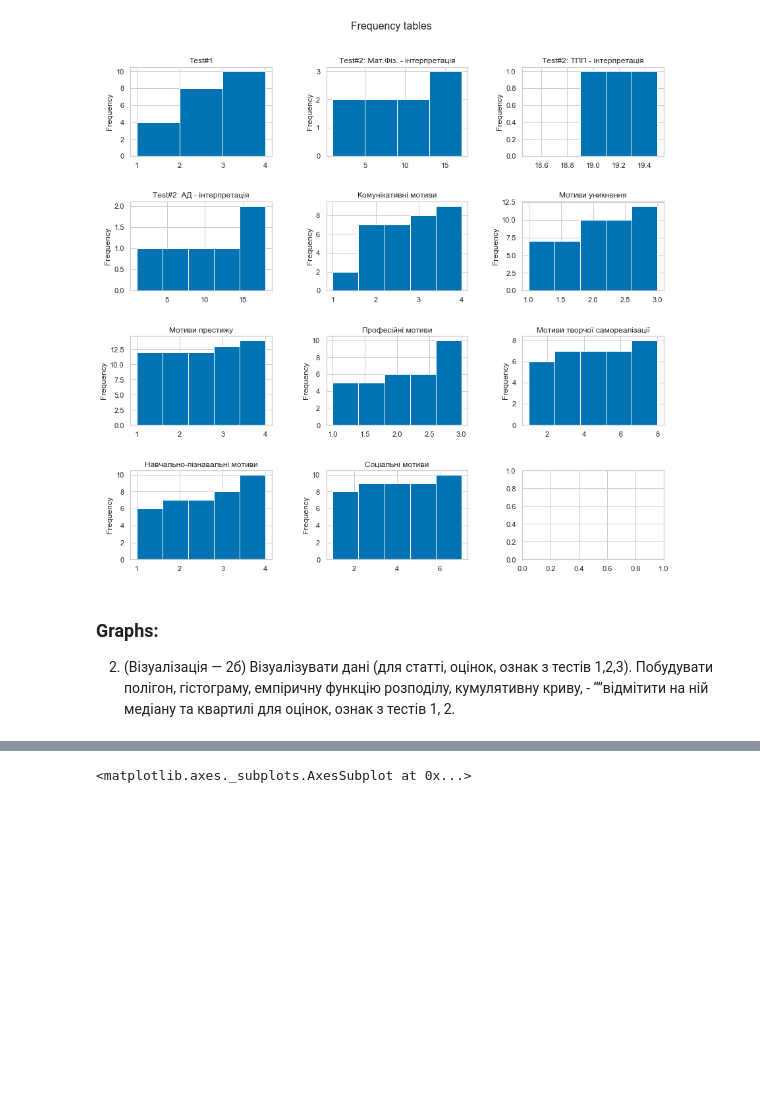
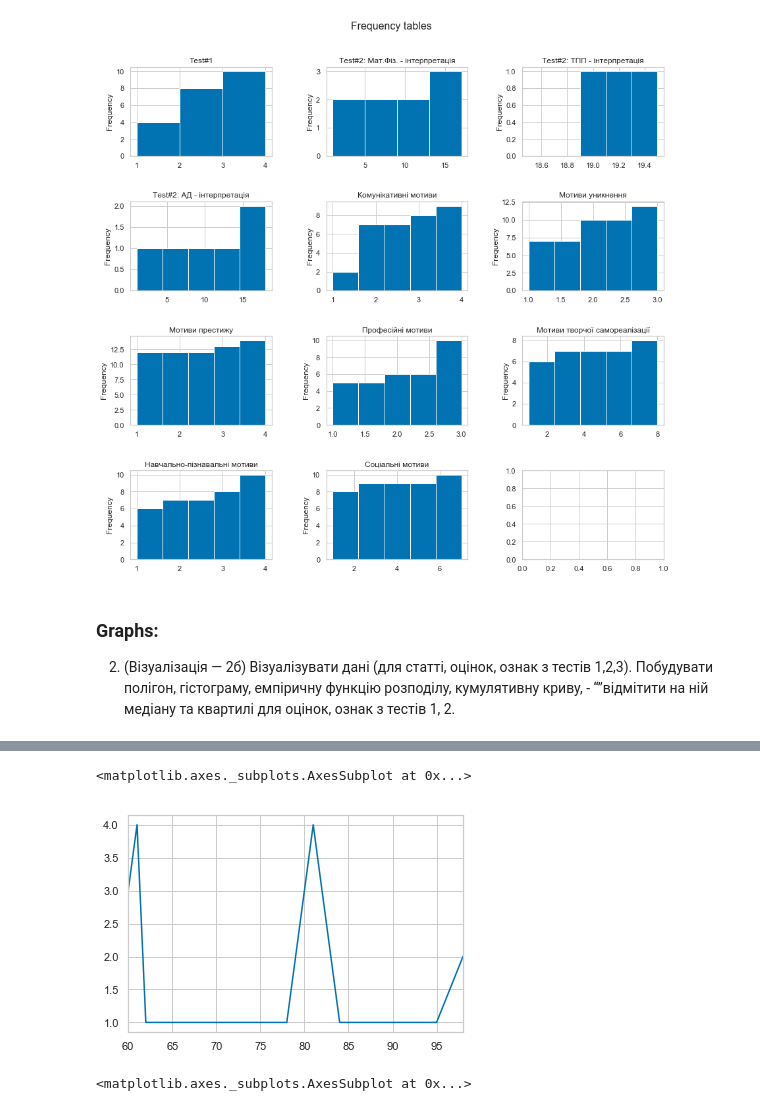
Before and after one commit to EddieKro/Data-Analysis, a Jupyter notebook: projects/poll/PM4_EDA.ipynb, the cells around one changed output, grey strips where cells are left out. Drawn from its saved outputs; the diff is of its cells as text; code cells hidden in the pictures; blank space fills up the shorter version.

```diff
--- a/projects/poll/PM4_EDA.ipynb
+++ b/projects/poll/PM4_EDA.ipynb
@@ -148,3 +175,8 @@ fig.subplots_adjust(top=0.9)
+# %%
+data['ТЙМС'].value_counts().sort_index().plot()
+# %% [output]
+<matplotlib.axes._subplots.AxesSubplot at 0x...>
+[figure, added]
 # %%
 sns.distplot(data['ТЙМС'],kde=True)
 # %% [output]
```
Also changed, not shown: parts of 17 cells of this notebook, 2 other files.
